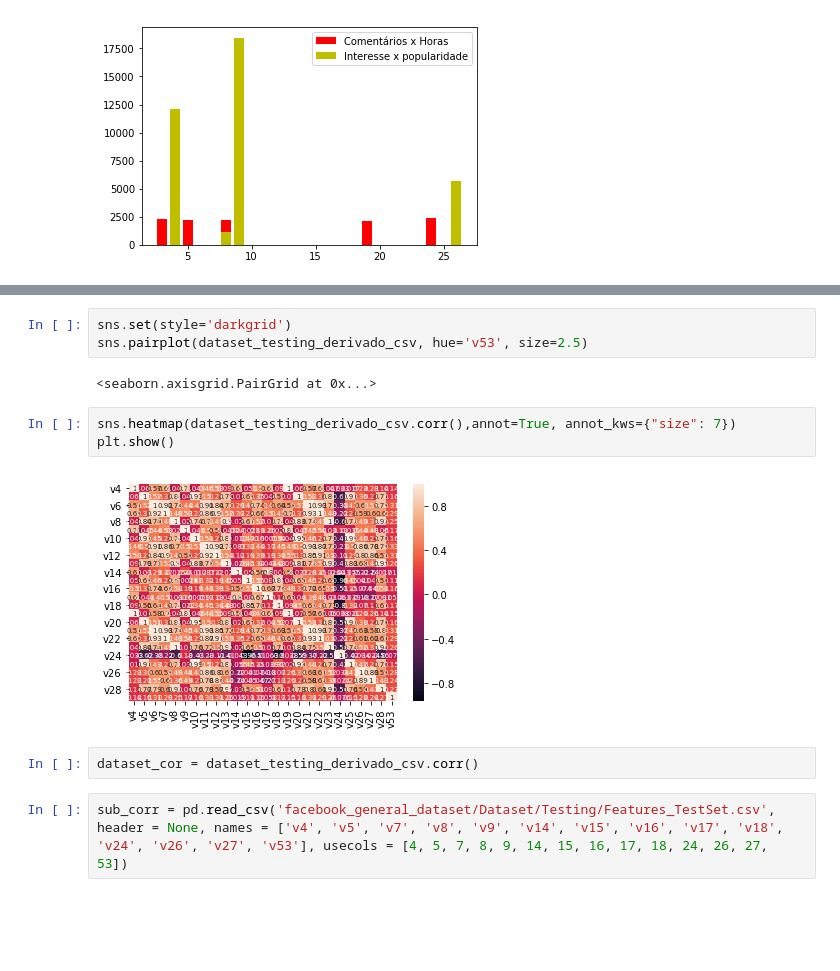
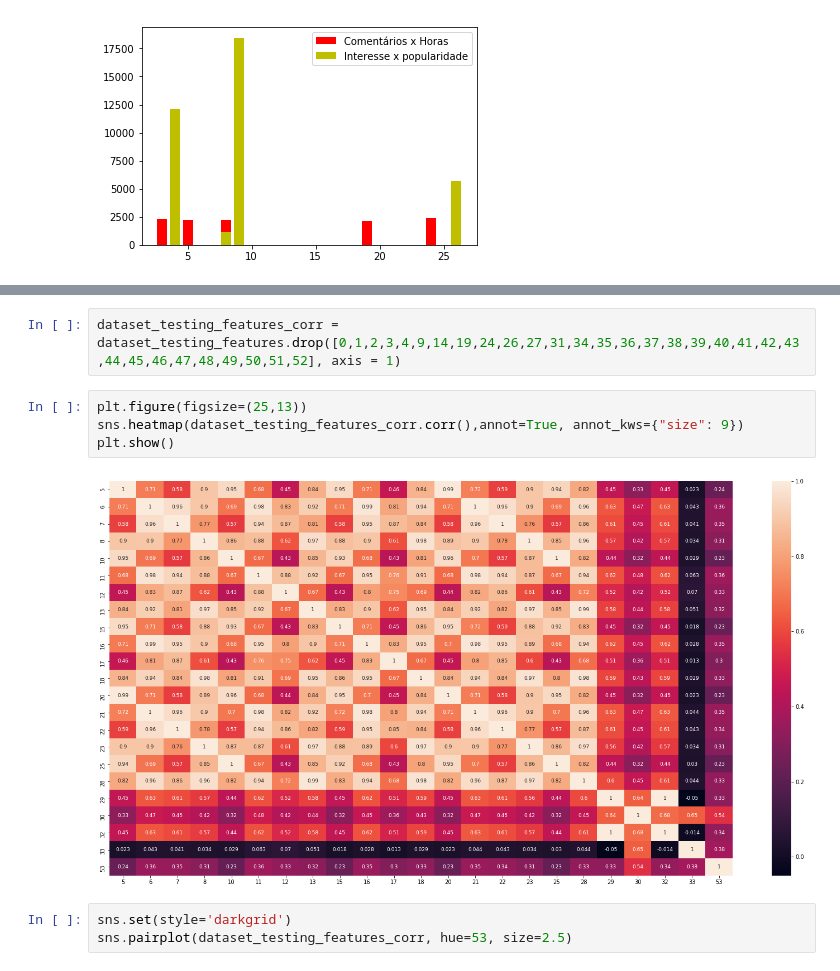
Before and after one commit to Machine-Learning-FGA/Facebook-Comment-problem, a Jupyter notebook: data_visualizatio_grafics.ipynb, the cells around one changed output, grey strips where cells are left out. Saved outputs shown, nothing was run; the diff lists cells and outputs as text; blank space fills up the shorter version.

```diff
--- a/data_visualizatio_grafics.ipynb
+++ b/data_visualizatio_grafics.ipynb
@@ -43,14 +70,11 @@ plt.show()
+# %%
+dataset_testing_features_corr = dataset_testing_features.drop([0,1,2,3,4,9,14,19,24,26,27,31,34,35,36,37,38,39,40,41,42,43,44,45,46,47,48,49,50,51,52], axis = 1)
+# %%
+plt.figure(figsize=(25,13))
+sns.heatmap(dataset_testing_features_corr.corr(),annot=True, annot_kws={"size": 9})
+plt.show()
+# %% [output]
+[figure, added]
 # %%
 sns.set(style='darkgrid')
-sns.pairplot(dataset_testing_derivado_csv, hue='v53', size=2.5)
+sns.pairplot(dataset_testing_features_corr, hue=53, size=2.5)
-# %% [output]
-<seaborn.axisgrid.PairGrid at 0x...>
-# %%
-sns.heatmap(dataset_testing_derivado_csv.corr(),annot=True, annot_kws={"size": 7})
-plt.show()
-# %% [output]
-[figure, removed]
-# %%
-dataset_cor = dataset_testing_derivado_csv.corr()
-# %%
-sub_corr = pd.read_csv('facebook_general_dataset/Dataset/Testing/Features_TestSet.csv', header = None, names = ['v4', 'v5', 'v7', 'v8', 'v9', 'v14', 'v15', 'v16', 'v17', 'v18', 'v24', 'v26', 'v27', 'v53'], usecols = [4, 5, 7, 8, 9, 14, 15, 16, 17, 18, 24, 26, 27, 53])
```
Also changed, not shown: parts of 13 cells of this notebook, 3 other files.
